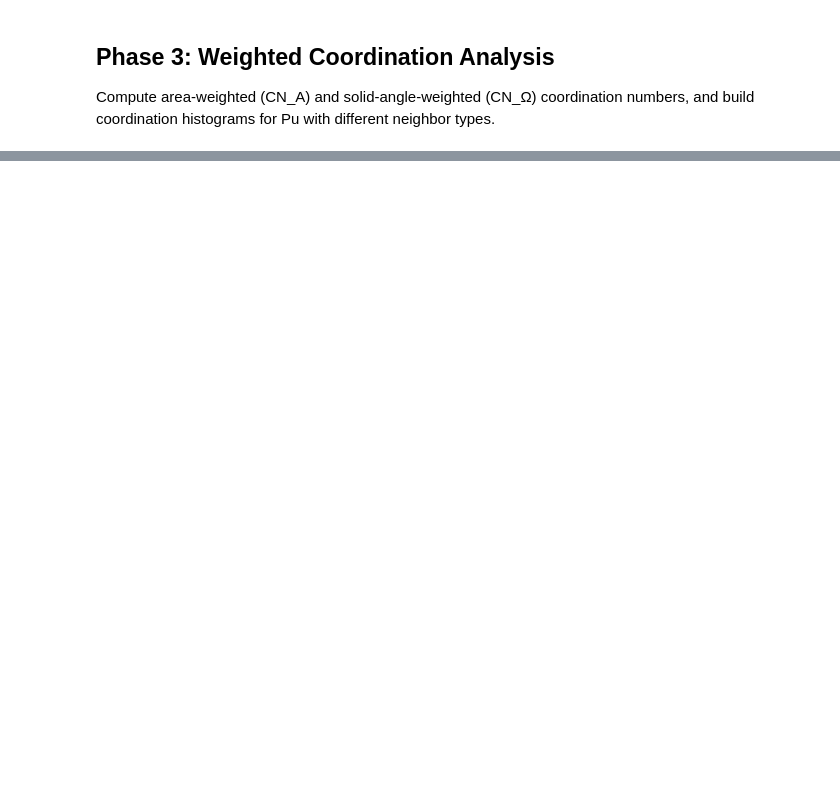
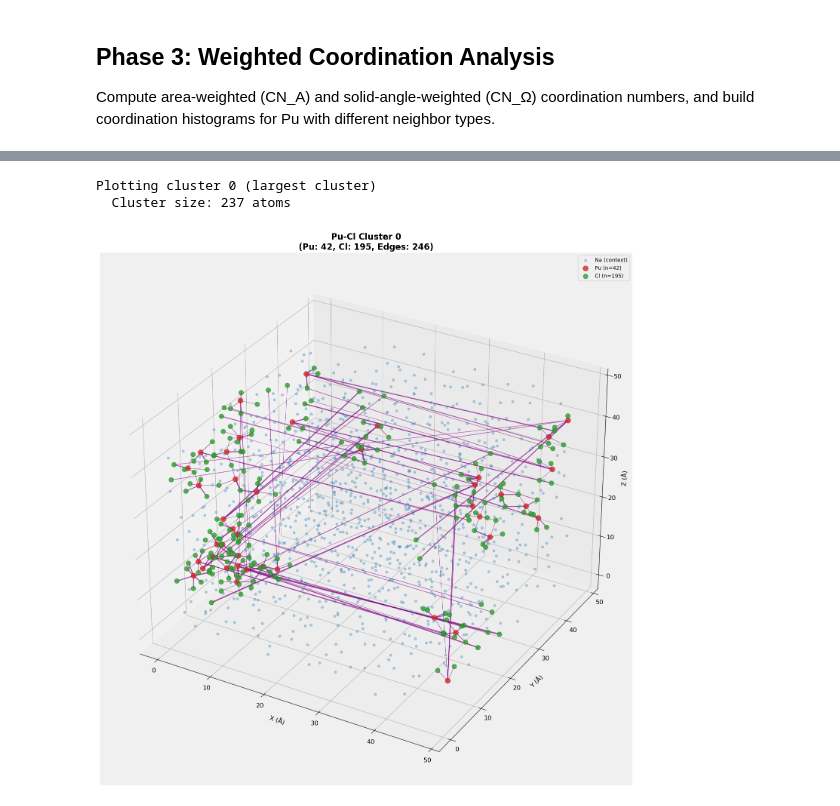
Before and after one commit to Pragalbhv/cluster_production_trial, a Jupyter notebook: cluster_analysis.ipynb, the cells around one changed output, grey strips where cells are left out. Cells and saved outputs as stored; diff of their text form; code cells hidden in the pictures; blank space fills up the shorter version.

```diff
--- a/cluster_analysis.ipynb
+++ b/cluster_analysis.ipynb
@@ -254,0 +368,20 @@ plt.show()
+# %%
+# Assign cluster IDs from graph
+num_atoms = len(species)
+cluster_ids, cluster_sizes = assign_cluster_ids_from_graph(
+    graph=graph,
+    num_atoms=num_atoms,
+    species=species,
+)
+
+print("Cluster Assignment Results:")
+print(f"  Number of clusters: {len(cluster_sizes)}")
+print(f"  Total atoms in clusters: {np.sum(cluster_sizes)}")
+print(f"  Unclustered atoms: {np.sum(cluster_ids == -1)}")
+
+if len(cluster_sizes) > 0:
+    print(f"\nCluster size statistics:")
+    print(f"  Largest cluster size: {np.max(cluster_sizes)}")
+    print(f"  Smallest cluster size: {np.min(cluster_sizes)}")
+    print(f"  Mean cluster size: {np.mean(cluster_sizes):.2f}")
+    print(f"  Median cluster size: {np.median(cluster_sizes):.2f}")
@@ -254,0 +399,29 @@ plt.show()
+# %%
+# Plot a specific cluster component
+# Change cluster_id to visualize different clusters
+# Cluster IDs range from 0 to (number_of_clusters - 1)
+
+if len(cluster_sizes) > 0:
+    # Plot the largest cluster (cluster_id = 0, since clusters are sorted by size)
+    largest_cluster_id = 0
+
+    print(f"Plotting cluster {largest_cluster_id} (largest cluster)")
+    print(f"  Cluster size: {cluster_sizes[largest_cluster_id]} atoms")
+
+    plot_3d_cluster_component(
+        graph=graph,
+        cluster_ids=cluster_ids,
+        cluster_id=largest_cluster_id,
+        positions=positions,
+        species=species,
+        cation='Pu',  # Can be changed to 'Ce' or other cation
+        anion='Cl',
+        show_na_context=True,  # Show Na atoms as background
+        show_edges=True,  # Show edges between atoms
+    )
+else:
+    print("No clusters found to plot")
+# %% [output]
+Plotting cluster 0 (largest cluster)
+  Cluster size: 237 atoms
+[figure, added]
```
Also changed, not shown: parts of 18 cells of this notebook, 3 other files.
